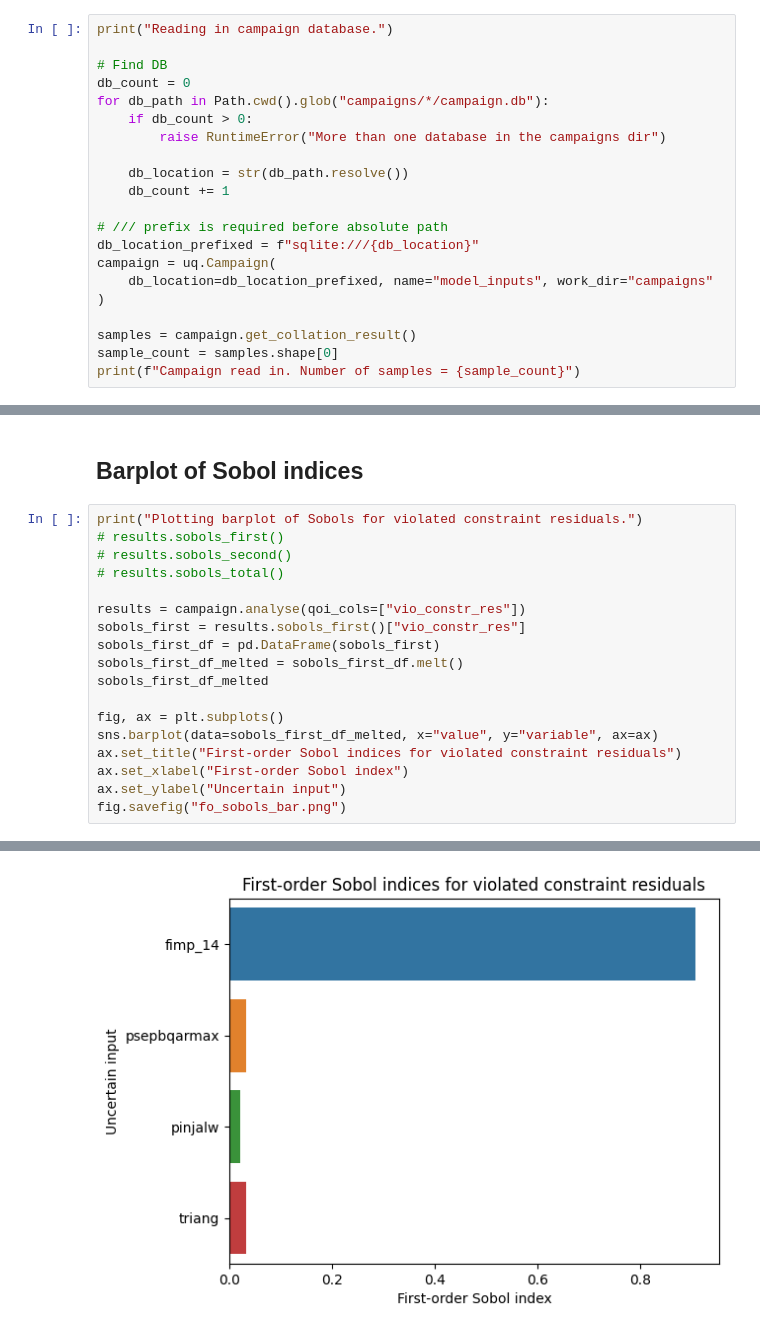
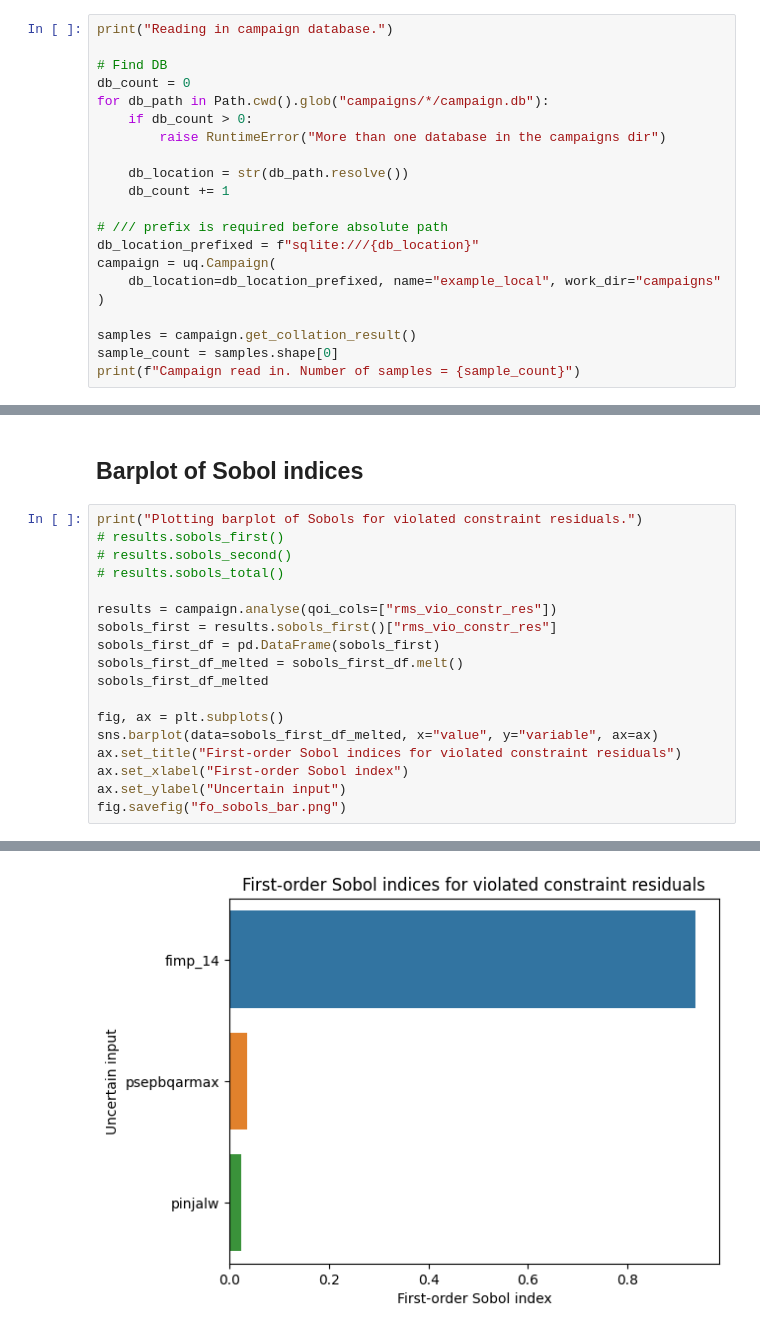
Before and after one commit to jonmaddock/easyVVUQ-process, a Jupyter notebook: examples/infeas_screened_analysis_local.ipynb, the cells around one changed output, grey strips where cells are left out. Drawn from its saved outputs; the diff is of its cells as text.

Commit message:
Update responses var names

```diff
--- a/examples/infeas_screened_analysis_local.ipynb
+++ b/examples/infeas_screened_analysis_local.ipynb
@@ -23,7 +23,7 @@ for db_path in Path.cwd().glob("campaigns/*/campaign.db"):
 # /// prefix is required before absolute path
 db_location_prefixed = f"sqlite:///{db_location}"
 campaign = uq.Campaign(
-    db_location=db_location_prefixed, name="model_inputs", work_dir="campaigns"
+    db_location=db_location_prefixed, name="example_local", work_dir="campaigns"
 )
 
 samples = campaign.get_collation_result()
@@ -286,23 +298,23 @@ Plotted ineq_9 Sobols.
 # %%
 print("Plotting barplot of Sobols for violated constraint residuals.")
 # results.sobols_first()
 # results.sobols_second()
 # results.sobols_total()
 
-results = campaign.analyse(qoi_cols=["vio_constr_res"])
-sobols_first = results.sobols_first()["vio_constr_res"]
+results = campaign.analyse(qoi_cols=["rms_vio_constr_res"])
+sobols_first = results.sobols_first()["rms_vio_constr_res"]
 sobols_first_df = pd.DataFrame(sobols_first)
 sobols_first_df_melted = sobols_first_df.melt()
 sobols_first_df_melted
 
 fig, ax = plt.subplots()
 sns.barplot(data=sobols_first_df_melted, x="value", y="variable", ax=ax)
 ax.set_title("First-order Sobol indices for violated constraint residuals")
 ax.set_xlabel("First-order Sobol index")
 ax.set_ylabel("Uncertain input")
 fig.savefig("fo_sobols_bar.png")
 # %% [output]
 Plotting barplot of Sobols for violated constraint residuals.
-[figure, old version]
+[figure, new version]
 # %%
 print("Plotting first and higher-order Sobols for violated constraint residuals.")
```
Also changed, not shown: parts of 11 cells of this notebook, 2 other files.
